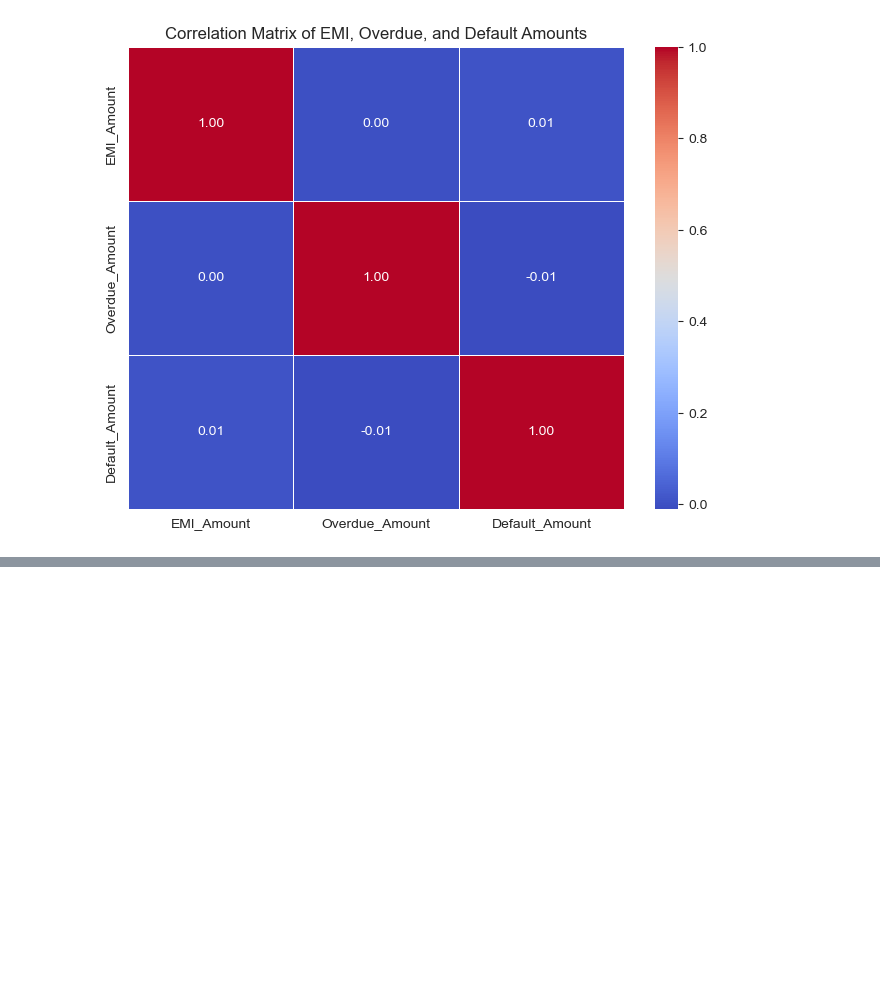
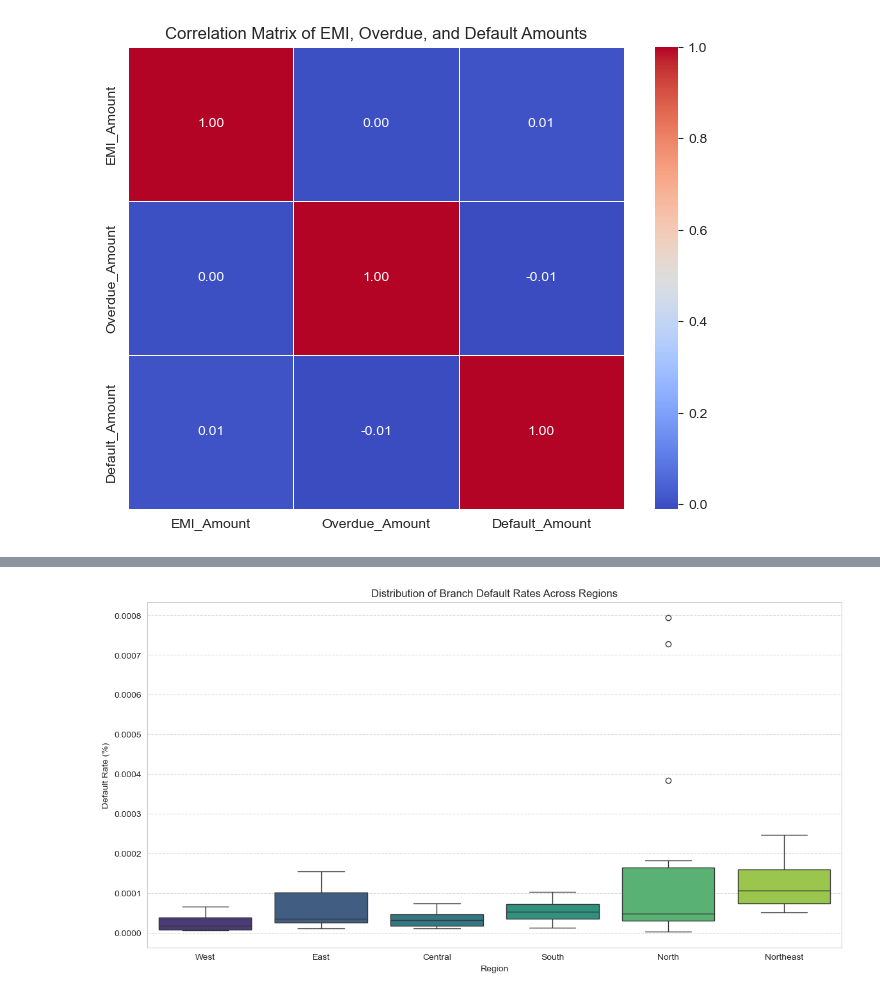
Before and after one commit to nisithasadangi/hv_assignment_28M_12A, a Jupyter notebook: assignment.ipynb, the cells around one changed output, grey strips where cells are left out. Cells and saved outputs as stored; diff of their text form; code cells hidden in the pictures; blank space fills up the shorter version.

```diff
--- a/assignment.ipynb
+++ b/assignment.ipynb
@@ -636,0 +745,11 @@ plt.show()
+# %%
+branch_performance['Total_Loan_Disbursed_Actual'] = branch_performance['Loan_Disbursement_Amount']
+branch_performance['Total_Defaults'] = branch_performance['Delinquent_Loans']
+
+# Calculate Default Rate
+# Handle division by zero for branches with no disbursed loans
+branch_performance['Default_Rate'] = (branch_performance['Total_Defaults'] / branch_performance['Total_Loan_Disbursed_Actual']) * 100
+branch_performance.loc[branch_performance['Total_Loan_Disbursed_Actual'] == 0, 'Default_Rate'] = 0 # Handle division by zero
+
+print('Branch Performance Metrics (calculated using aggregated data from df_branches):')
+display(branch_performance.head())
@@ -636,0 +764,11 @@ plt.show()
+# %%
+# Visualize the distribution of Default_Rate per Region for individual branches
+plt.figure(figsize=(14, 7))
+sns.boxplot(x='Region', y='Default_Rate', data=branch_performance, palette='viridis', hue='Region', legend=False)
+plt.title('Distribution of Branch Default Rates Across Regions')
+plt.xlabel('Region')
+plt.ylabel('Default Rate (%)')
+plt.grid(axis='y', linestyle='--', alpha=0.7)
+plt.show()
+# %% [output]
+[figure, added]
```
Also changed, not shown: parts of 7 cells of this notebook.
